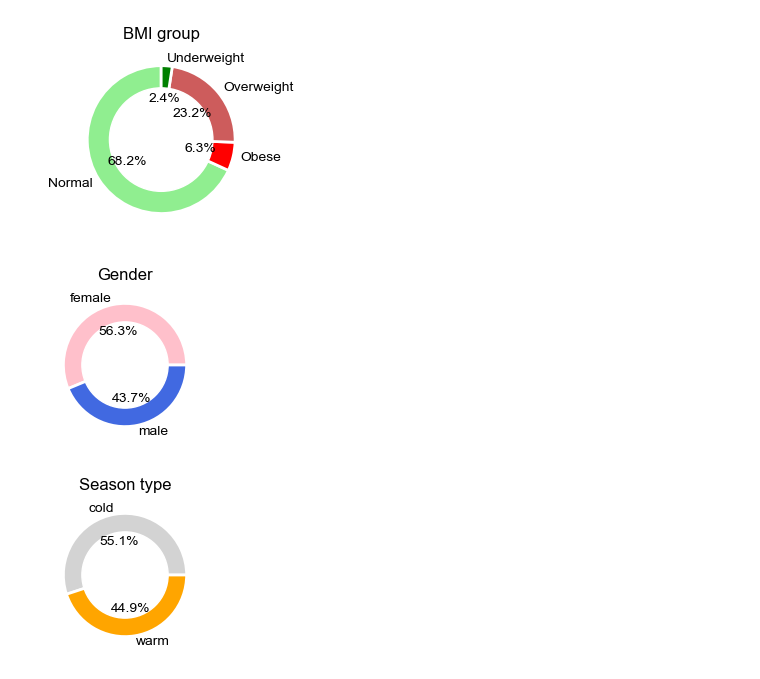
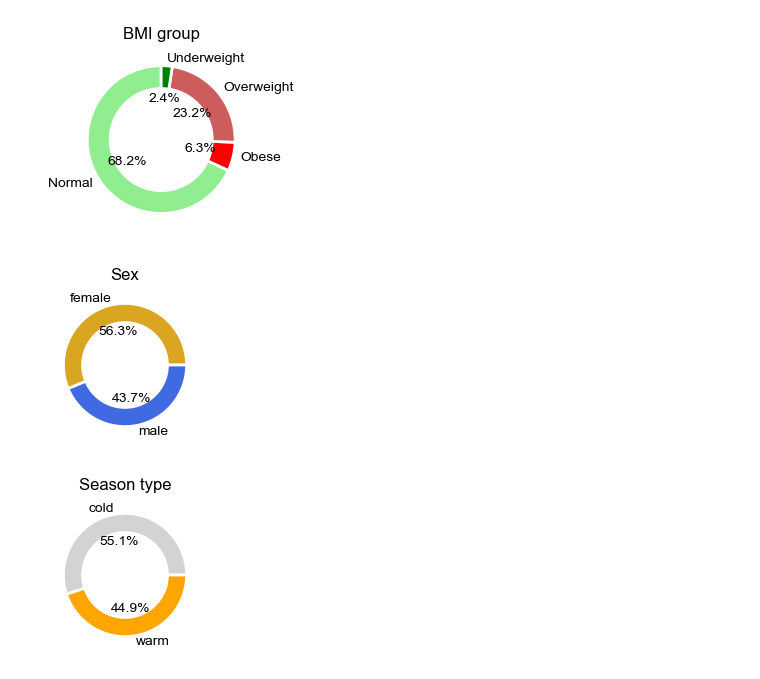
Before and after one commit to digitalepidemiologylab/mindays-estimation-paper, a Jupyter notebook: preprocessing.ipynb, the cells around one changed output. Drawn from its saved outputs; the diff is of its cells as text; code cells hidden in the pictures.

```diff
--- a/preprocessing.ipynb
+++ b/preprocessing.ipynb
@@ -469,16 +623,16 @@ plt.savefig("figures/descriptive/demograhic_distribution_pie_bmi.png", dpi=300)
 # %%
 fig, ax = plt.subplots(figsize=(3, 2))
 plot_variable_distribution_pie(
     fay_filtered,
     "gender",
-    title="Gender",
+    title="Sex",
     ax=ax,
-    colors=["pink", "royalblue"],
+    colors=["goldenrod", "royalblue"],
     startangle=0,
 )
 plt.savefig("figures/descriptive/demograhic_distribution_pie_gender.png", dpi=300)
 # %% [output]
-[figure, old version]
+[figure, new version]
 # %%
 fig, ax = plt.subplots(figsize=(3, 2))
 
```
Also changed, not shown: parts of 5 cells of this notebook, 7 other files.
